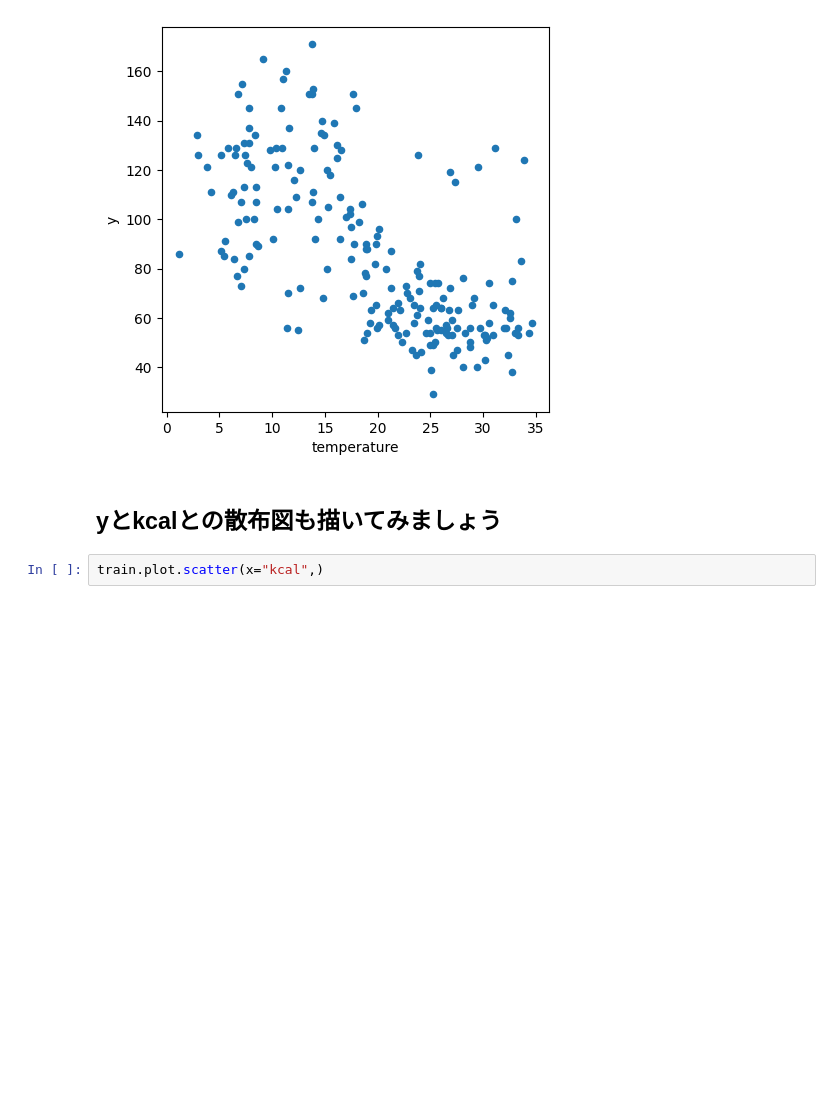
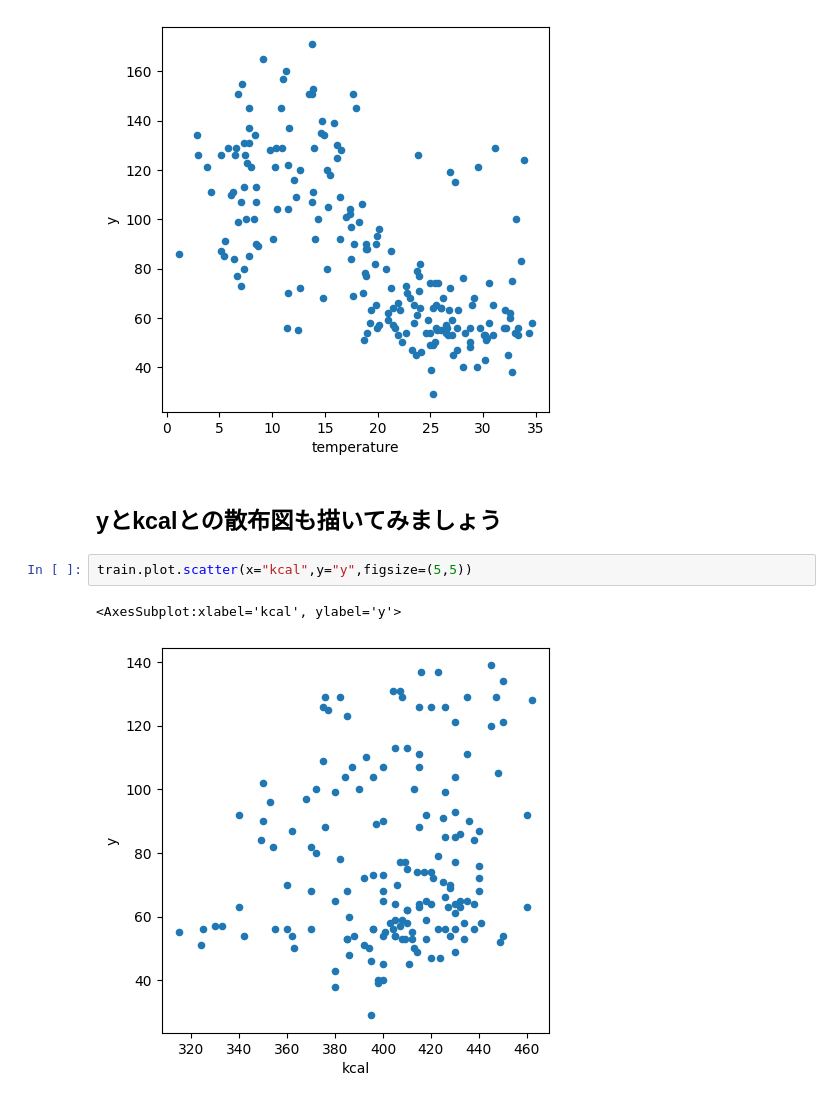
Before and after one commit to Syozaburo/Machine_learning_practice, a Jupyter notebook: Data-analysis-practice/case1/Section3_5.ipynb, the cells around one changed output. Drawn from its saved outputs; the diff is of its cells as text; blank space fills up the shorter version.

```diff
--- a/Data-analysis-practice/case1/Section3_5.ipynb
+++ b/Data-analysis-practice/case1/Section3_5.ipynb
@@ -60,4 +60,7 @@ train.plot.scatter(x="temperature", y="y",figsize=(5,5))
 # %% [markdown]
 ## yとkcalとの散布図も描いてみましょう
 # %%
-train.plot.scatter(x="kcal",)
+train.plot.scatter(x="kcal",y="y",figsize=(5,5))
+# %% [output]
+<AxesSubplot:xlabel='kcal', ylabel='y'>
+[figure, added]
```
Also changed, not shown: 7 other files.
